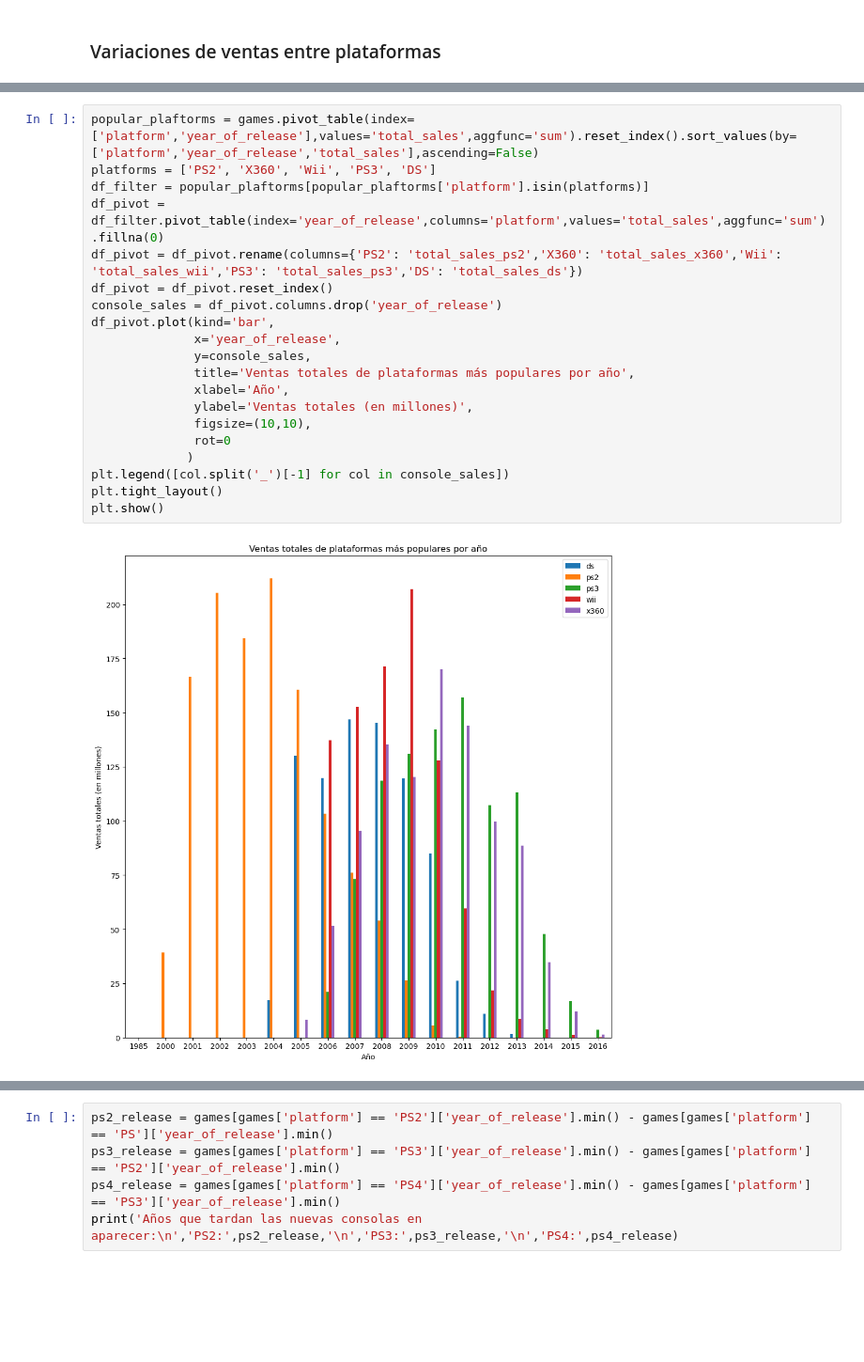
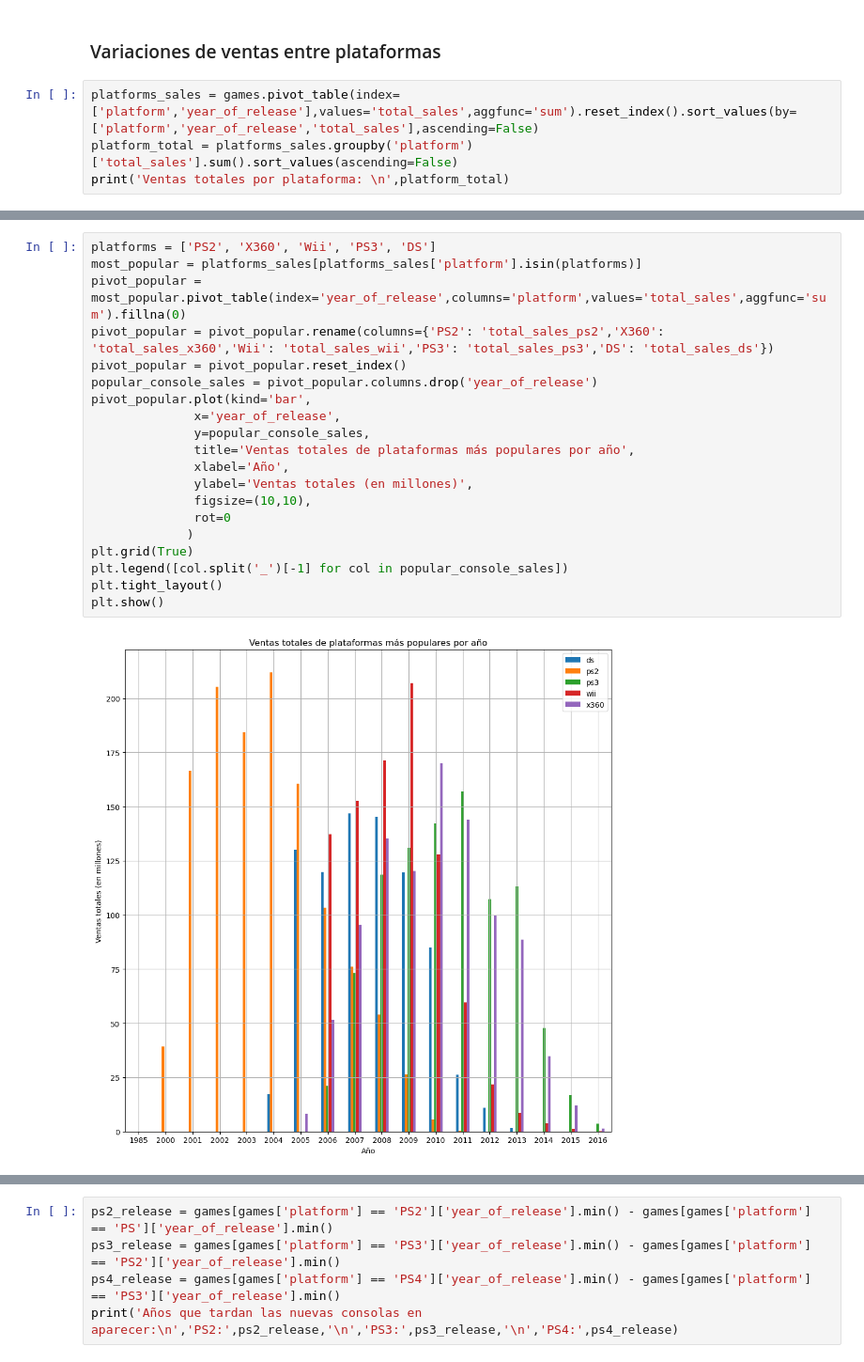
Before and after one commit to SebastianVeraM/Project_Sales_Analysis, a Jupyter notebook: Sprint6_notebook.ipynb, the cells around one changed output, grey strips where cells are left out. Shown at 94% size. Drawn from its saved outputs; the diff is of its cells as text; blank space fills up the shorter version.

```diff
--- a/Sprint6_notebook.ipynb
+++ b/Sprint6_notebook.ipynb
@@ -309,2 +314,6 @@ Con respecto a la gráfica anterior, se podría considerar que los datos comienz
 # %% [markdown]
 ### Variaciones de ventas entre plataformas
+# %%
+platforms_sales = games.pivot_table(index=['platform','year_of_release'],values='total_sales',aggfunc='sum').reset_index().sort_values(by=['platform','year_of_release','total_sales'],ascending=False)
+platform_total = platforms_sales.groupby('platform')['total_sales'].sum().sort_values(ascending=False)
+print('Ventas totales por plataforma: \n',platform_total)
@@ -311,22 +338,22 @@ Con respecto a la gráfica anterior, se podría considerar que los datos comienz
 # %%
-popular_plaftorms = games.pivot_table(index=['platform','year_of_release'],values='total_sales',aggfunc='sum').reset_index().sort_values(by=['platform','year_of_release','total_sales'],ascending=False)
 platforms = ['PS2', 'X360', 'Wii', 'PS3', 'DS']
-df_filter = popular_plaftorms[popular_plaftorms['platform'].isin(platforms)]
-df_pivot = df_filter.pivot_table(index='year_of_release',columns='platform',values='total_sales',aggfunc='sum').fillna(0)
-df_pivot = df_pivot.rename(columns={'PS2': 'total_sales_ps2','X360': 'total_sales_x360','Wii': 'total_sales_wii','PS3': 'total_sales_ps3','DS': 'total_sales_ds'})
-df_pivot = df_pivot.reset_index()
-console_sales = df_pivot.columns.drop('year_of_release')
-df_pivot.plot(kind='bar',
+most_popular = platforms_sales[platforms_sales['platform'].isin(platforms)]
+pivot_popular = most_popular.pivot_table(index='year_of_release',columns='platform',values='total_sales',aggfunc='sum').fillna(0)
+pivot_popular = pivot_popular.rename(columns={'PS2': 'total_sales_ps2','X360': 'total_sales_x360','Wii': 'total_sales_wii','PS3': 'total_sales_ps3','DS': 'total_sales_ds'})
+pivot_popular = pivot_popular.reset_index()
+popular_console_sales = pivot_popular.columns.drop('year_of_release')
+pivot_popular.plot(kind='bar',
               x='year_of_release',
-              y=console_sales,
+              y=popular_console_sales,
               title='Ventas totales de plataformas más populares por año',
               xlabel='Año',
               ylabel='Ventas totales (en millones)',
               figsize=(10,10),
               rot=0
              )
-plt.legend([col.split('_')[-1] for col in console_sales])
+plt.grid(True)
+plt.legend([col.split('_')[-1] for col in popular_console_sales])
 plt.tight_layout()
 plt.show()
 # %% [output]
-[figure, old version]
+[figure, new version]
```
Also changed, not shown: parts of 27 cells of this notebook.
